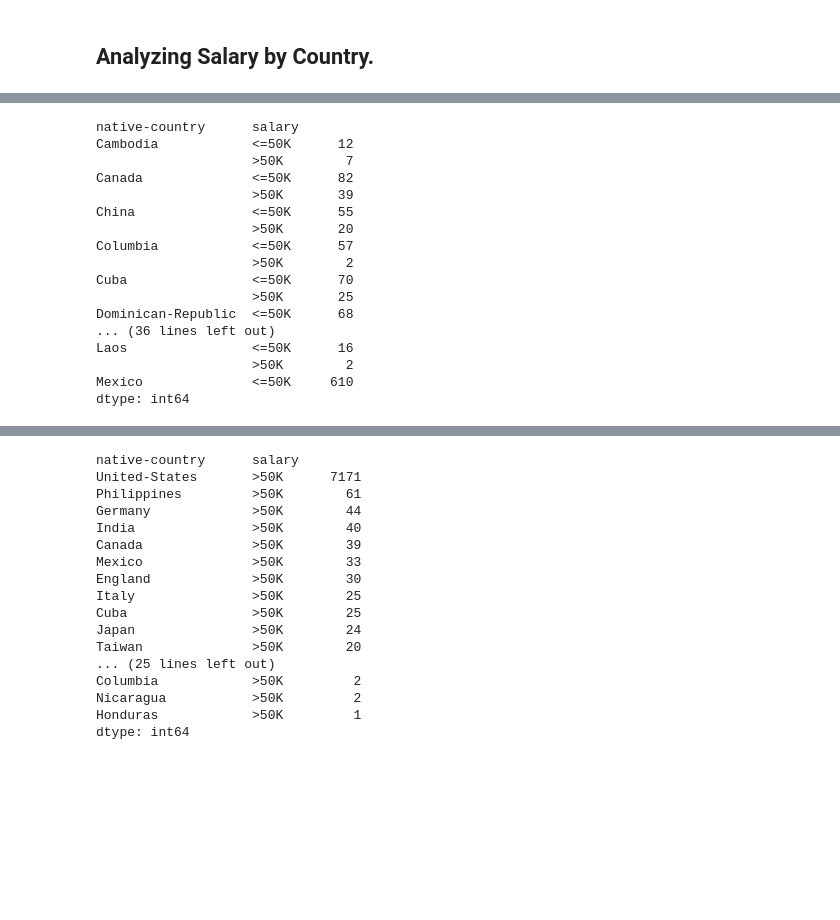
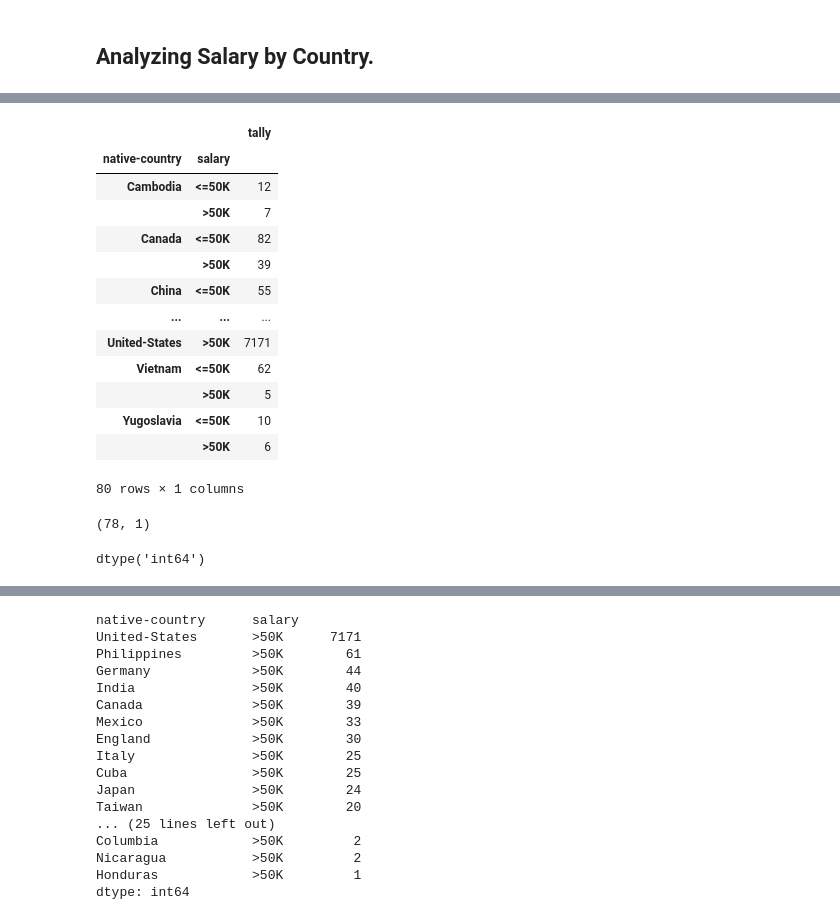
Before and after one commit to ebereanuebunwa/demographic-data-analyzer, a Jupyter notebook: main.ipynb, the cells around one changed output, grey strips where cells are left out. Drawn from its saved outputs; the diff is of its cells as text; code cells hidden in the pictures; blank space fills up the shorter version.

```diff
--- a/main.ipynb
+++ b/main.ipynb
@@ -320,20 +336,21 @@ country_df = adult_df[['native-country','salary']]
 # %%
-country_df.groupby(['native-country', 'salary']).size().head(50)
+country_salary_df = country_df.groupby(['native-country', 'salary']).size().to_frame()
-# %% [output]
-native-country      salary
-Cambodia            <=50K      12
-                    >50K        7
-Canada              <=50K      82
-                    >50K       39
-China               <=50K      55
-                    >50K       20
-Columbia            <=50K      57
-                    >50K        2
-Cuba                <=50K      70
-                    >50K       25
-Dominican-Republic  <=50K      68
-... (36 lines left out)
-Laos                <=50K      16
-                    >50K        2
-Mexico              <=50K     610
-dtype: int64
+# %%
+country_salary_df.columns = ['tally']
+
+country_salary_df
+# %% [output]
+|  |  | tally |
+| native-country | salary |  |
+| Cambodia | <=50K | 12 |
+|  | >50K | 7 |
+| Canada | <=50K | 82 |
+|  | >50K | 39 |
+| China | <=50K | 55 |
+| ... | ... | ... |
+| United-States | >50K | 7171 |
+| Vietnam | <=50K | 62 |
+|  | >50K | 5 |
+| Yugoslavia | <=50K | 10 |
+|  | >50K | 6 |
+80 rows × 1 columns
@@ -339,0 +360,8 @@ dtype: int64
+# %%
+country_salary_df.shape
+# %% [output]
+(78, 1)
+# %%
+country_salary_df.tally.dtype
+# %% [output]
+dtype('int64')
```
Also changed, not shown: parts of 6 cells of this notebook, 1 other file.
